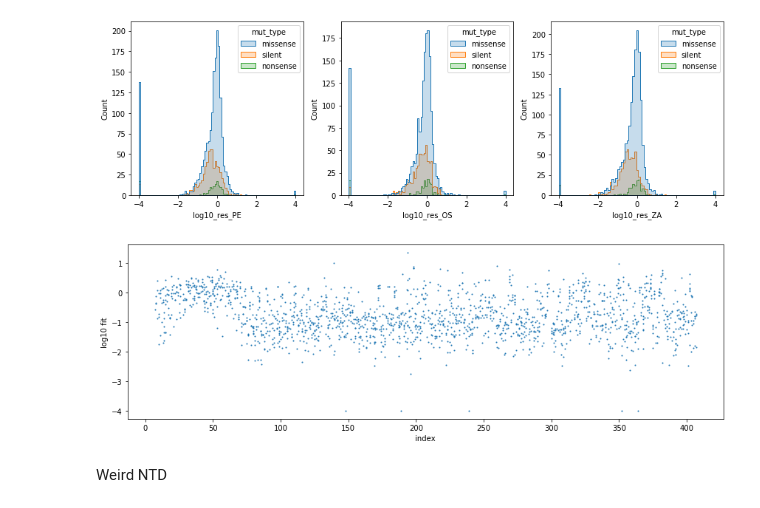
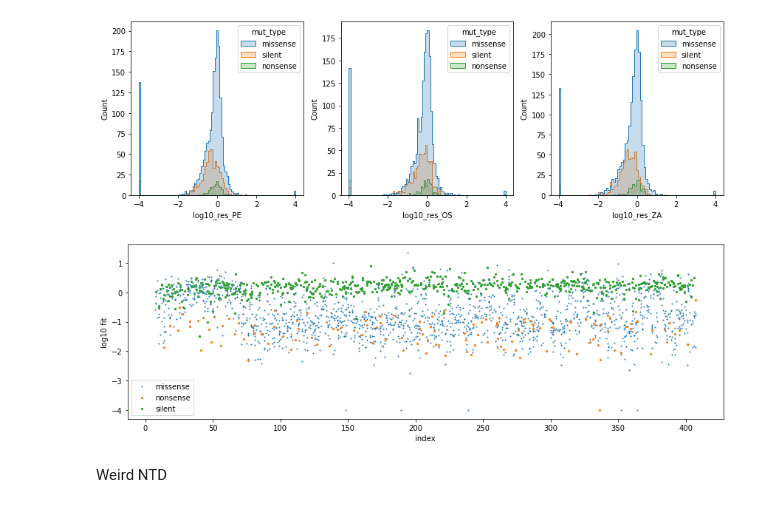
Before and after one commit to Tian-hao/flu_NA, a Jupyter notebook: NA_NOA.ipynb, the cells around one changed output. Cells and saved outputs as stored; diff of their text form; code cells hidden in the pictures.

```diff
--- a/NA_NOA.ipynb
+++ b/NA_NOA.ipynb
@@ -85,12 +85,15 @@ plt.tight_layout()
 # %%
 fitdata['aapos'] = fitdata['Frame1'].apply(lambda x:int(x[1:-1]))
 plt.figure(figsize=(12,4))
 plt.xlabel('index')
 plt.ylabel('log10 fit')
-plt.scatter(fitdata[fitdata['mut_type']=='missense']['aapos'],fitdata[fitdata['mut_type']=='missense']['log10_fit'],s=1)
+plt.scatter(fitdata[fitdata['mut_type']=='missense']['aapos'],fitdata[fitdata['mut_type']=='missense']['log10_fit'],s=1,label='missense')
+plt.scatter(fitdata[fitdata['mut_type']=='nonsense']['aapos'],fitdata[fitdata['mut_type']=='nonsense']['log10_fit'],s=5,label='nonsense')
+plt.scatter(fitdata[fitdata['mut_type']=='silent']['aapos'],fitdata[fitdata['mut_type']=='silent']['log10_fit'],s=5,label='silent')
+plt.legend()
 plt.tight_layout()
 # %% [output]
-[figure, old version]
+[figure, new version]
 # %% [markdown]
 Weird NTD
 # %%
```
Also changed, not shown: parts of 15 cells of this notebook.
